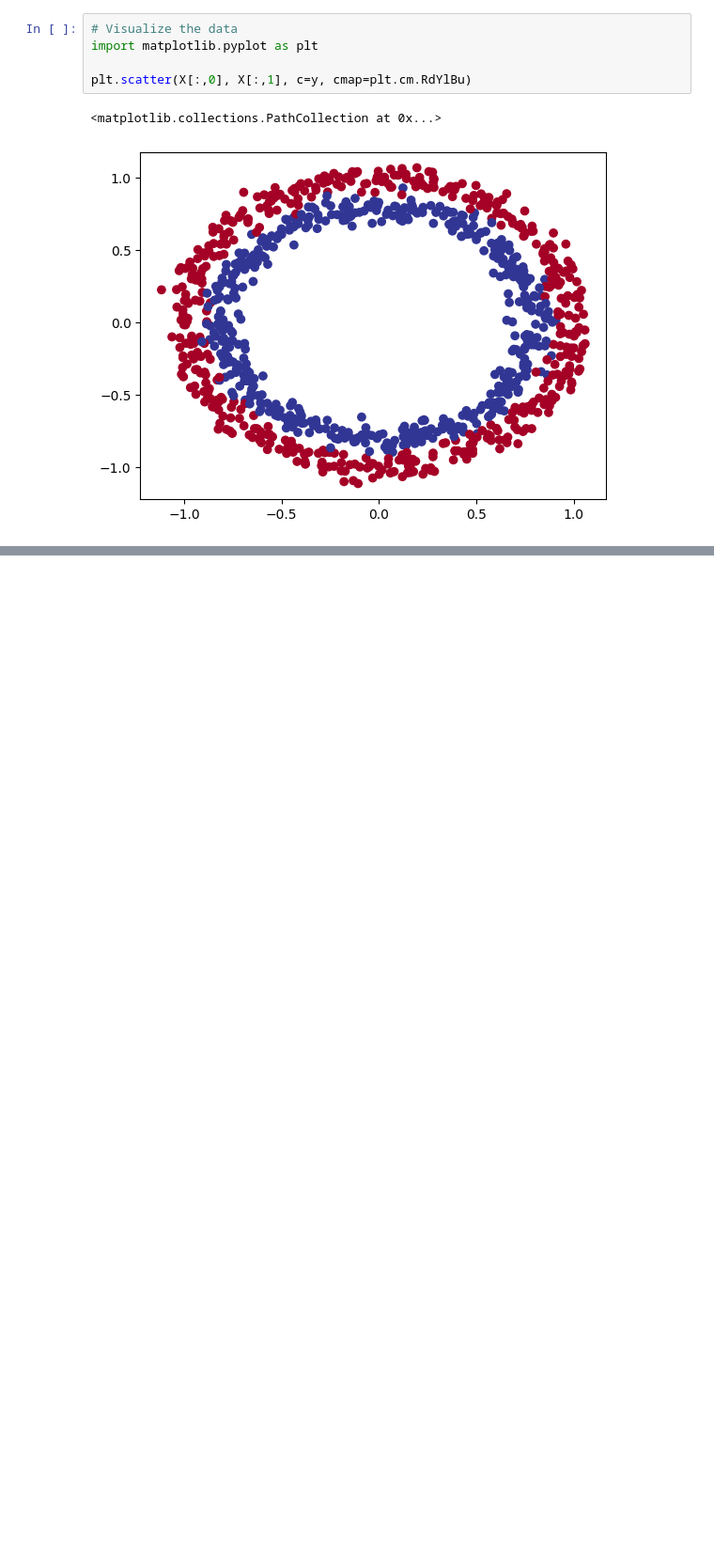
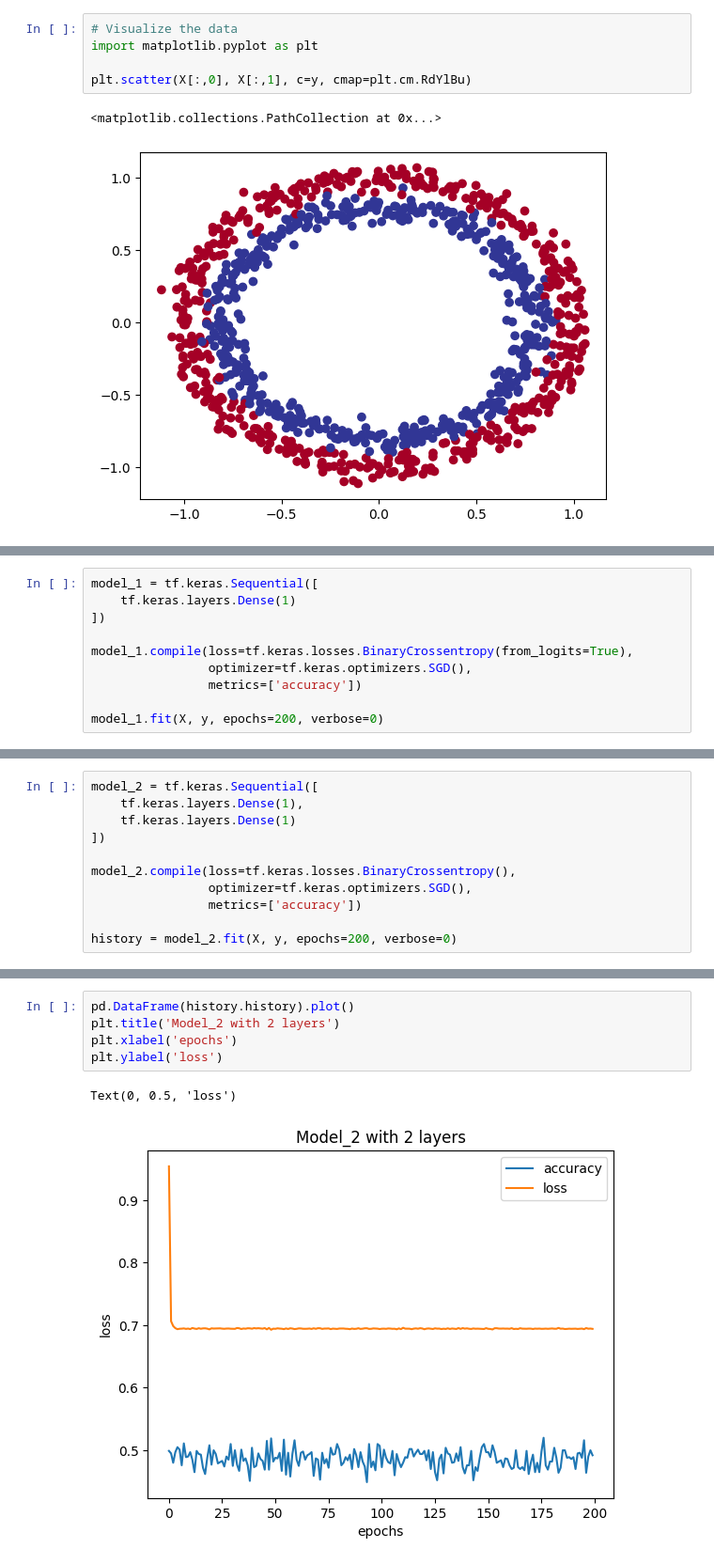
Before and after one commit to manojl8907/tfcourse, a Jupyter notebook: 02_NN_Classification.ipynb, the cells around one changed output, grey strips where cells are left out. Shown: that part at 94% size. Drawn from its saved outputs; the diff is of its cells as text; blank space fills up the shorter version.

```diff
--- a/02_NN_Classification.ipynb
+++ b/02_NN_Classification.ipynb
@@ -39,0 +62,10 @@ plt.scatter(X[:,0], X[:,1], c=y, cmap=plt.cm.RdYlBu)
+# %%
+model_1 = tf.keras.Sequential([
+    tf.keras.layers.Dense(1)
+])
+
+model_1.compile(loss=tf.keras.losses.BinaryCrossentropy(from_logits=True),
+                optimizer=tf.keras.optimizers.SGD(),
+                metrics=['accuracy'])
+
+model_1.fit(X, y, epochs=200, verbose=0)
@@ -39,0 +83,11 @@ plt.scatter(X[:,0], X[:,1], c=y, cmap=plt.cm.RdYlBu)
+# %%
+model_2 = tf.keras.Sequential([
+    tf.keras.layers.Dense(1),
+    tf.keras.layers.Dense(1)
+])
+
+model_2.compile(loss=tf.keras.losses.BinaryCrossentropy(),
+                optimizer=tf.keras.optimizers.SGD(),
+                metrics=['accuracy'])
+
+history = model_2.fit(X, y, epochs=200, verbose=0)
@@ -39,0 +99,8 @@ plt.scatter(X[:,0], X[:,1], c=y, cmap=plt.cm.RdYlBu)
+# %%
+pd.DataFrame(history.history).plot()
+plt.title('Model_2 with 2 layers')
+plt.xlabel('epochs')
+plt.ylabel('loss')
+# %% [output]
+Text(0, 0.5, 'loss')
+[figure, added]
```
Also changed, not shown: parts of 11 cells of this notebook.
